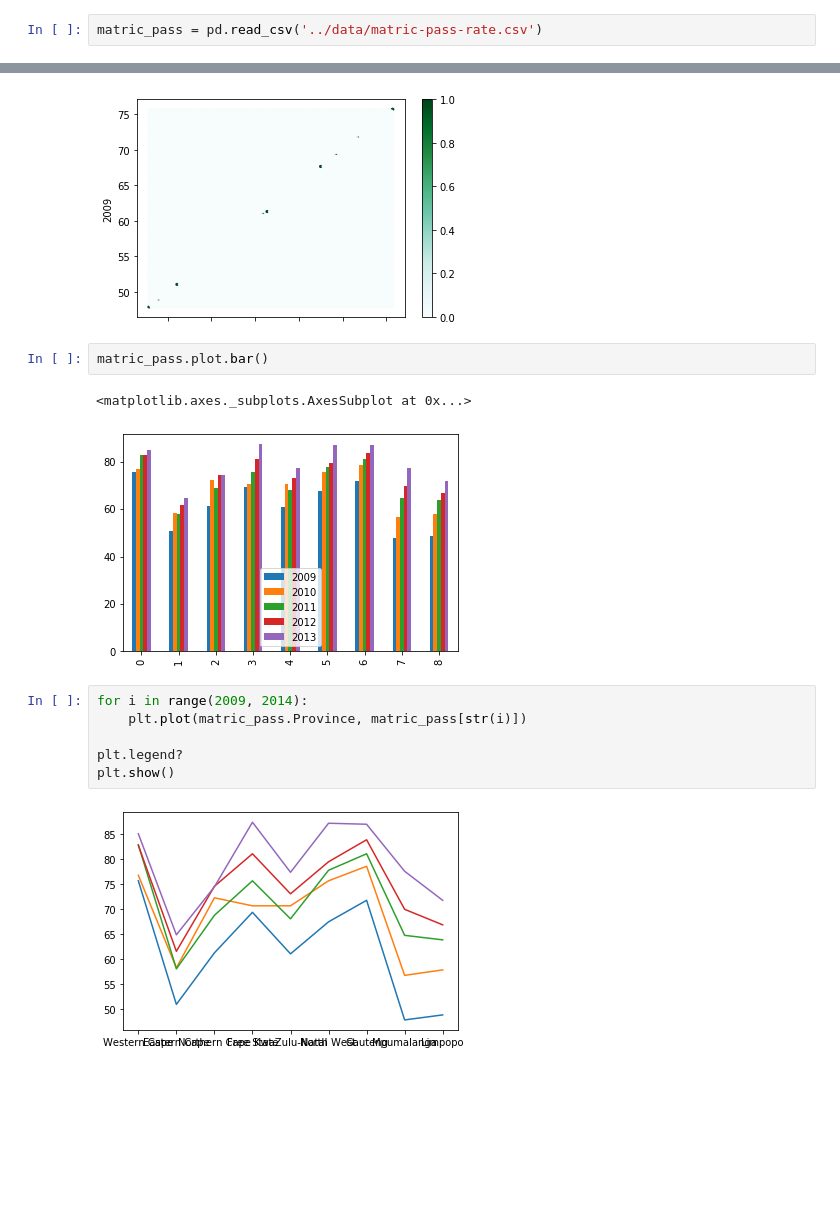
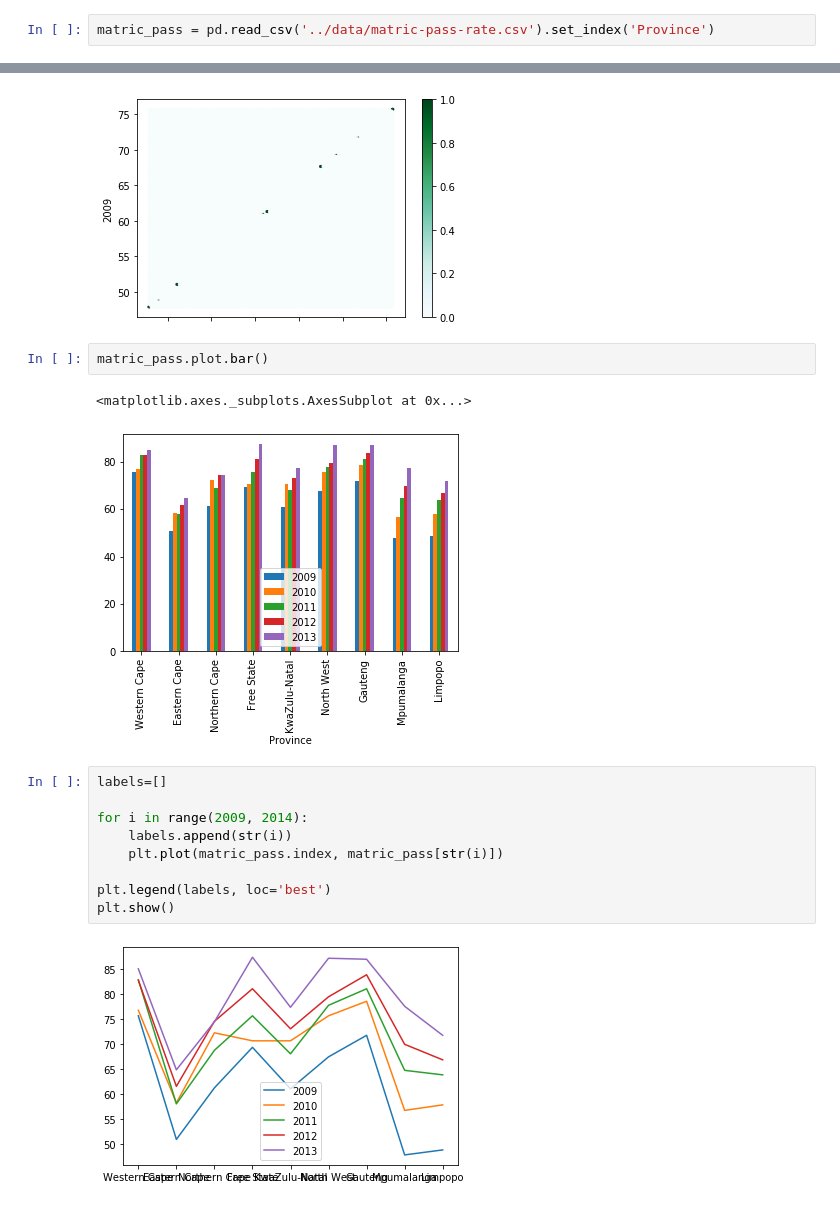
Before and after one commit to Wonder13oy/South-African-Matric-Pass-Rate, a Jupyter notebook: notebooks/South African Literacy.ipynb, the cells around one changed output, grey strips where cells are left out. Cells and saved outputs as stored; diff of their text form; blank space fills up the shorter version.

Commit message:
grouped data by provinces

```diff
--- a/notebooks/South African Literacy.ipynb
+++ b/notebooks/South African Literacy.ipynb
@@ -7,7 +7,7 @@ import matplotlib.pyplot as plt
 # %% [markdown]
 # DataFrames
 # %%
-matric_pass = pd.read_csv('../data/matric-pass-rate.csv')
+matric_pass = pd.read_csv('../data/matric-pass-rate.csv').set_index('Province')
 # %%
 matric_pass
 # %% [output]
@@ -76,12 +77,15 @@ matric_pass.plot.hexbin(x='2009', y='2009');
 matric_pass.plot.bar()
 # %% [output]
 <matplotlib.axes._subplots.AxesSubplot at 0x...>
-[figure, old version]
+[figure, new version]
 # %%
+labels=[]
+
 for i in range(2009, 2014):
-    plt.plot(matric_pass.Province, matric_pass[str(i)])
+    labels.append(str(i))
+    plt.plot(matric_pass.index, matric_pass[str(i)])
 
-plt.legend?
+plt.legend(labels, loc='best')
 plt.show()
 # %% [output]
-[figure, old version]
+[figure, new version]
```
Also changed, not shown: parts of 8 cells of this notebook, 1 other file.
